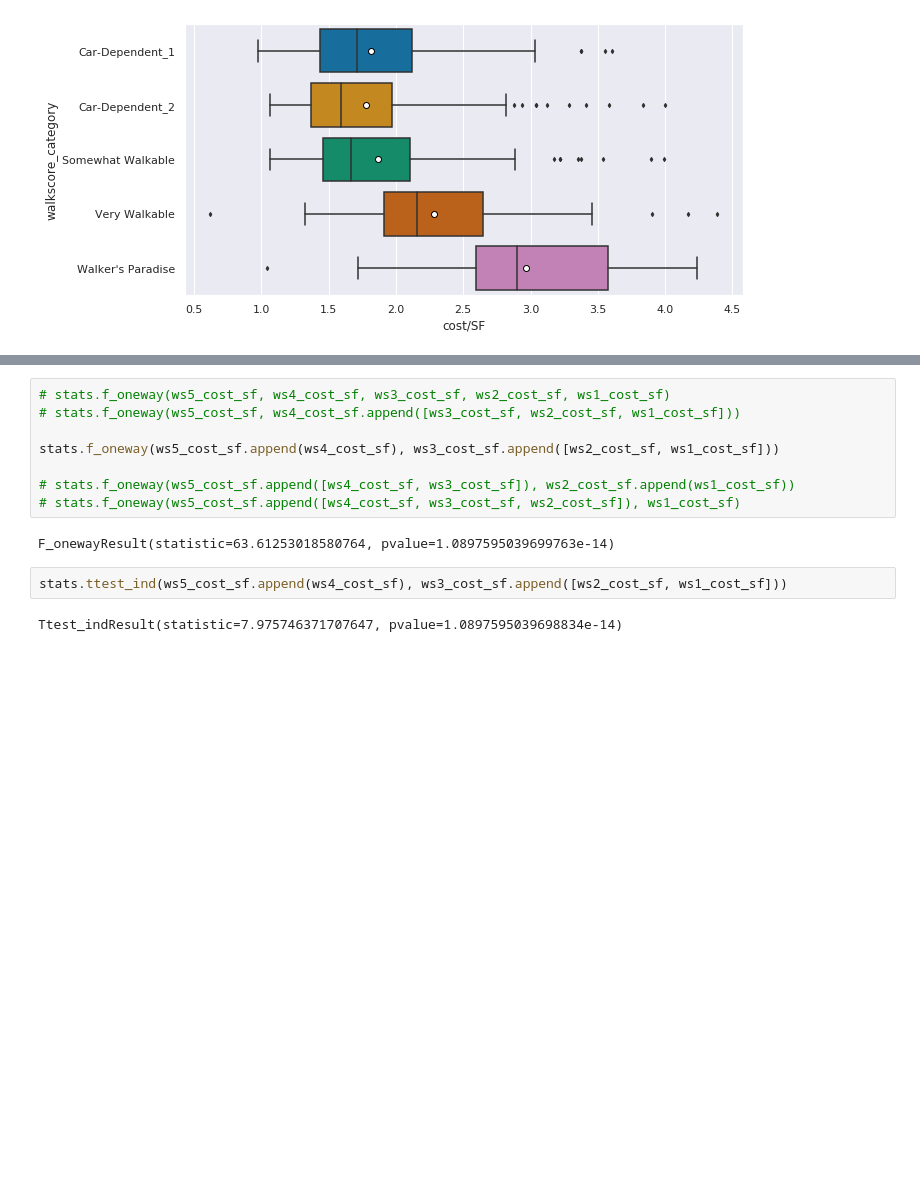
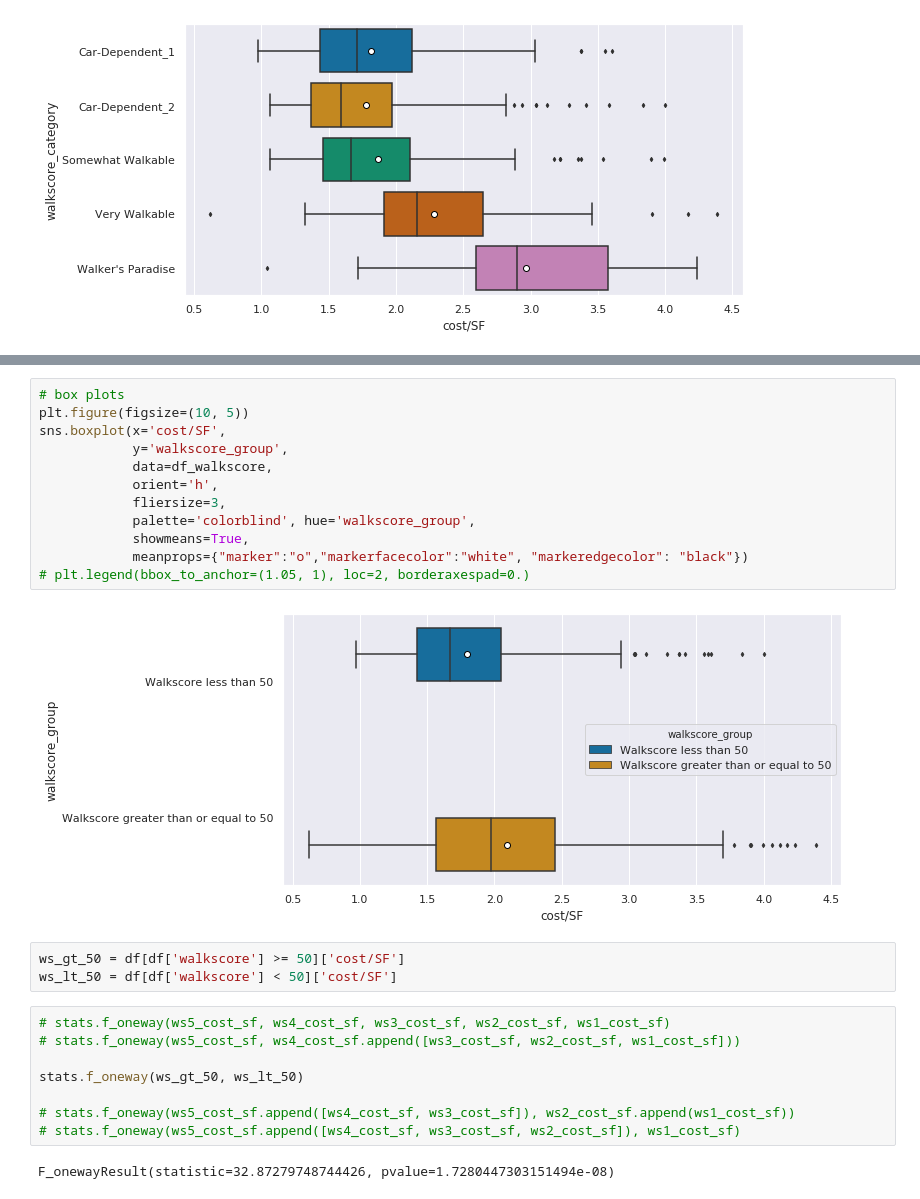
Before and after one commit to sn-ekstrand/walkability-and-cost, a Jupyter notebook: notebooks/eda.ipynb, the cells around one changed output, grey strips where cells are left out. Drawn from its saved outputs; the diff is of its cells as text; blank space fills up the shorter version.

```diff
--- a/notebooks/eda.ipynb
+++ b/notebooks/eda.ipynb
@@ -249,14 +265,27 @@ sns.boxplot(x='cost/SF',
+# %%
+# box plots
+plt.figure(figsize=(10, 5))
+sns.boxplot(x='cost/SF',
+            y='walkscore_group',
+            data=df_walkscore,
+            orient='h',
+            fliersize=3,
+            palette='colorblind', hue='walkscore_group',
+            showmeans=True,
+            meanprops={"marker":"o","markerfacecolor":"white", "markeredgecolor": "black"})
+# plt.legend(bbox_to_anchor=(1.05, 1), loc=2, borderaxespad=0.)
+# %% [output]
+[figure, added]
+# %%
+ws_gt_50 = df[df['walkscore'] >= 50]['cost/SF']
+ws_lt_50 = df[df['walkscore'] < 50]['cost/SF']
 # %%
 # stats.f_oneway(ws5_cost_sf, ws4_cost_sf, ws3_cost_sf, ws2_cost_sf, ws1_cost_sf)
 # stats.f_oneway(ws5_cost_sf, ws4_cost_sf.append([ws3_cost_sf, ws2_cost_sf, ws1_cost_sf]))
 
-stats.f_oneway(ws5_cost_sf.append(ws4_cost_sf), ws3_cost_sf.append([ws2_cost_sf, ws1_cost_sf]))
+stats.f_oneway(ws_gt_50, ws_lt_50)
 
 # stats.f_oneway(ws5_cost_sf.append([ws4_cost_sf, ws3_cost_sf]), ws2_cost_sf.append(ws1_cost_sf))
 # stats.f_oneway(ws5_cost_sf.append([ws4_cost_sf, ws3_cost_sf, ws2_cost_sf]), ws1_cost_sf)
 # %% [output]
-F_onewayResult(statistic=63.61253018580764, pvalue=1.0897595039699763e-14)
+F_onewayResult(statistic=32.87279748744426, pvalue=1.7280447303151494e-08)
-# %%
-stats.ttest_ind(ws5_cost_sf.append(ws4_cost_sf), ws3_cost_sf.append([ws2_cost_sf, ws1_cost_sf]))
-# %% [output]
-Ttest_indResult(statistic=7.975746371707647, pvalue=1.0897595039698834e-14)
```
Also changed, not shown: parts of 9 cells of this notebook.
